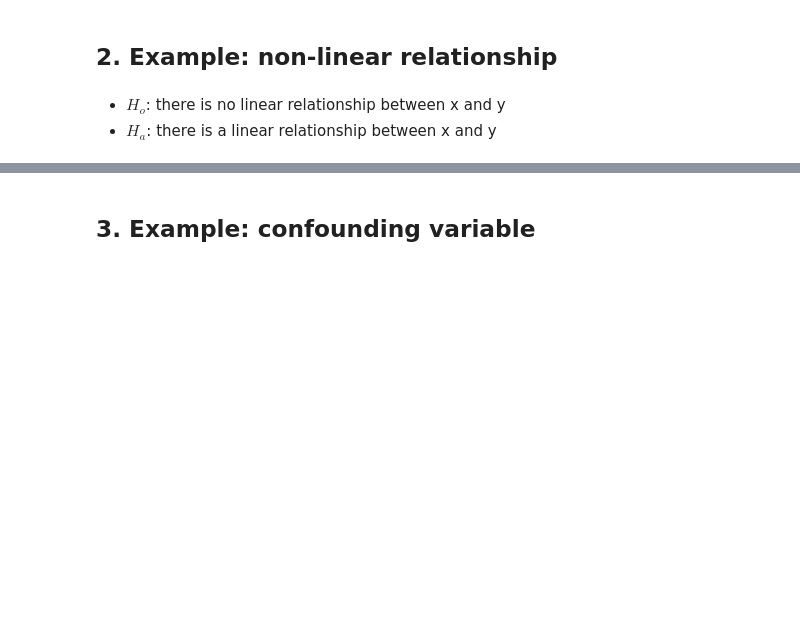
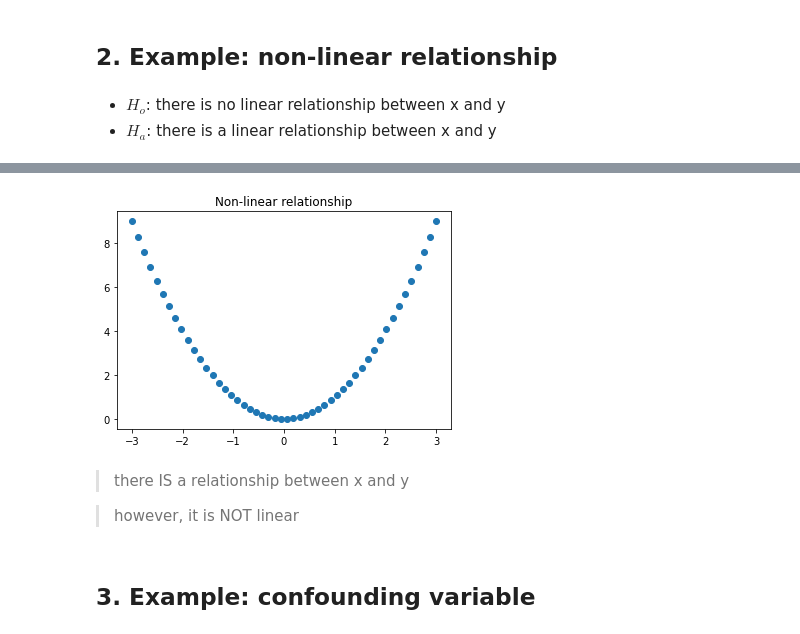
Before and after one commit to CodeupClassroom/pagel-statistics-exercises, a Jupyter notebook: correlation_lesson.ipynb, the cells around one changed output, grey strips where cells are left out. Drawn from its saved outputs; the diff is of its cells as text; code cells hidden in the pictures; blank space fills up the shorter version.

```diff
--- a/correlation_lesson.ipynb
+++ b/correlation_lesson.ipynb
@@ -211,9 +287,15 @@ else:
 # %%
 #plot it
-
+plt.scatter(x,y)
 
 plt.title('Non-linear relationship')
 plt.show()
+# %% [output]
+[figure, added]
+# %% [markdown]
+> there IS a relationship between x and y
+
+> however, it is NOT linear
 # %% [markdown]
 ## 3. Example: confounding variable
 # %% [markdown]
```
Also changed, not shown: parts of 83 cells of this notebook.
